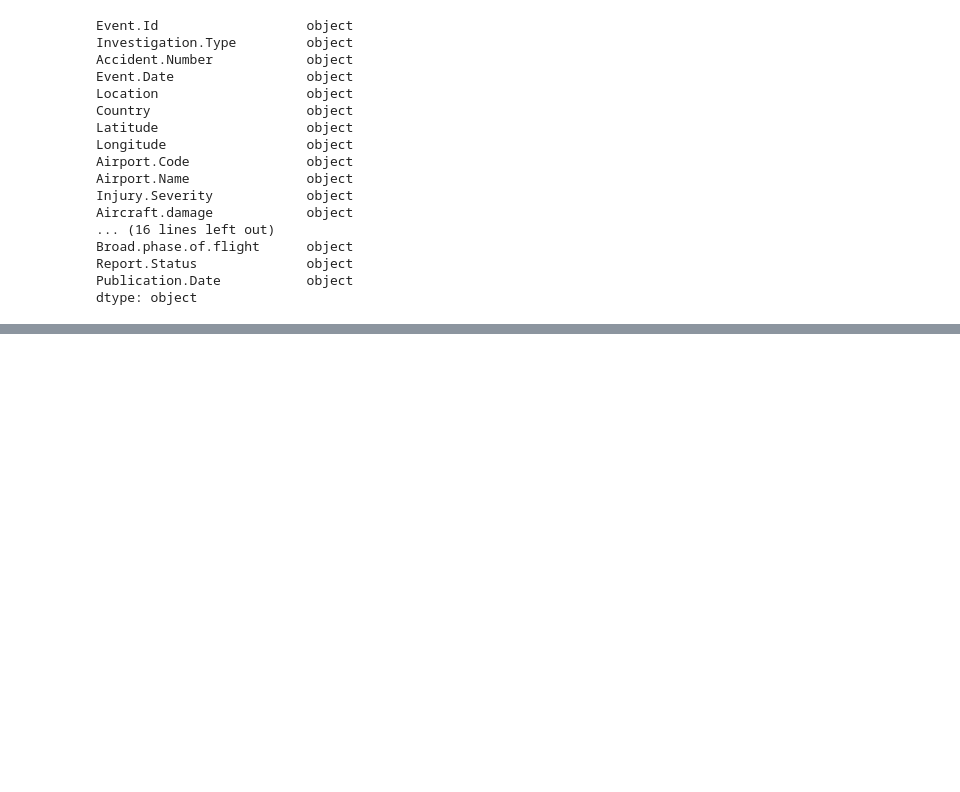
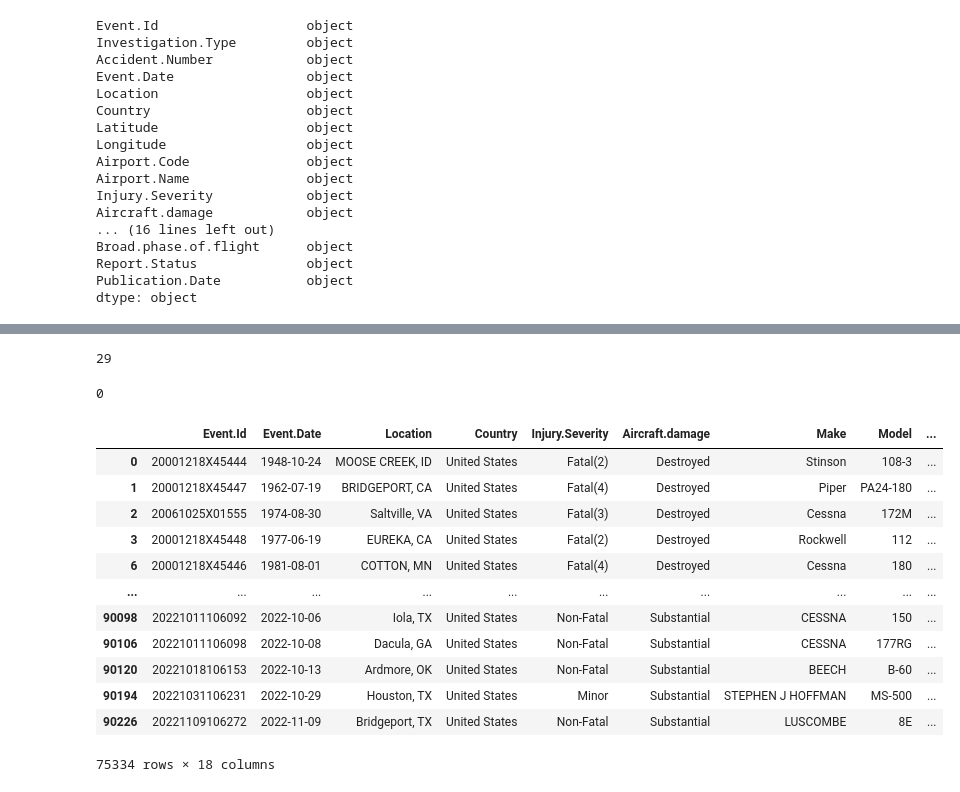
Before and after one commit to georgekuria-crypto/dsc-phase-1-project-v3, a Jupyter notebook: student.ipynb, the cells around one changed output, grey strips where cells are left out. Saved outputs shown, nothing was run; the diff lists cells and outputs as text; code cells hidden in the pictures; blank space fills up the shorter version.

```diff
--- a/student.ipynb
+++ b/student.ipynb
@@ -157,0 +306,7 @@ df.isna()
+# %%
+#dropping the Aircraft category and Airport name columns due to the high amounts of missing data
+df=df.drop(['Aircraft.Category','Airport.Name'],axis=1)
+# %%
+#dropping missing values in the Engine.Type,Purpose.of.flight ,Number.of.Engines,Weather.Condition,Aircraft.damage,Injury.Severity,Country,Model,Make,Location,Event.Date,Event.Id columns
+
+df.dropna(subset=['Engine.Type','Purpose.of.flight','Number.of.Engines','Weather.Condition','Aircraft.damage','Injury.Severity','Country','Model','Make','Location','Event.Date','Event.Id'], inplace=True)
@@ -157,0 +355,41 @@ df.isna()
+# %%
+#Checking for duplicates
+df.duplicated().sum()
+# %% [output]
+29
+# %%
+#Removing duplicates based on columns
+df=df.drop_duplicates()
+# %%
+#Confirming that there are no duplicates
+df.duplicated().sum()
+# %% [output]
+0
+# %%
+ #Calculate Fatality rate and create a new column ( Fatality rate = [Total Fatal Injuries] / [Total Passengers] )
+
+df['Total.Passengers'] = (
+    df['Total.Fatal.Injuries'] +
+    df['Total.Serious.Injuries'] +
+    df['Total.Minor.Injuries'] +
+    df['Total.Uninjured']
+)
+
+# Calculate Fatality Rate
+df['Fatality.Rate'] = df['Total.Fatal.Injuries'] / df['Total.Passengers']
+# %%
+df
+# %% [output]
+|  | Event.Id | Event.Date | Location | Country | Injury.Severity | Aircraft.damage | Make | Model | ... |
+| 0 | 20001218X45444 | 1948-10-24 | MOOSE CREEK, ID | United States | Fatal(2) | Destroyed | Stinson | 108-3 | ... |
+| 1 | 20001218X45447 | 1962-07-19 | BRIDGEPORT, CA | United States | Fatal(4) | Destroyed | Piper | PA24-180 | ... |
+| 2 | 20061025X01555 | 1974-08-30 | Saltville, VA | United States | Fatal(3) | Destroyed | Cessna | 172M | ... |
+| 3 | 20001218X45448 | 1977-06-19 | EUREKA, CA | United States | Fatal(2) | Destroyed | Rockwell | 112 | ... |
+| 6 | 20001218X45446 | 1981-08-01 | COTTON, MN | United States | Fatal(4) | Destroyed | Cessna | 180 | ... |
+| ... | ... | ... | ... | ... | ... | ... | ... | ... | ... |
+| 90098 | 20221011106092 | 2022-10-06 | Iola, TX | United States | Non-Fatal | Substantial | CESSNA | 150 | ... |
+| 90106 | 20221011106098 | 2022-10-08 | Dacula, GA | United States | Non-Fatal | Substantial | CESSNA | 177RG | ... |
+| 90120 | 20221018106153 | 2022-10-13 | Ardmore, OK | United States | Non-Fatal | Substantial | BEECH | B-60 | ... |
+| 90194 | 20221031106231 | 2022-10-29 | Houston, TX | United States | Minor | Substantial | STEPHEN J HOFFMAN | MS-500 | ... |
+| 90226 | 20221109106272 | 2022-11-09 | Bridgeport, TX | United States | Non-Fatal | Substantial | LUSCOMBE | 8E | ... |
+75334 rows × 18 columns
```
Also changed, not shown: parts of 18 cells of this notebook.
